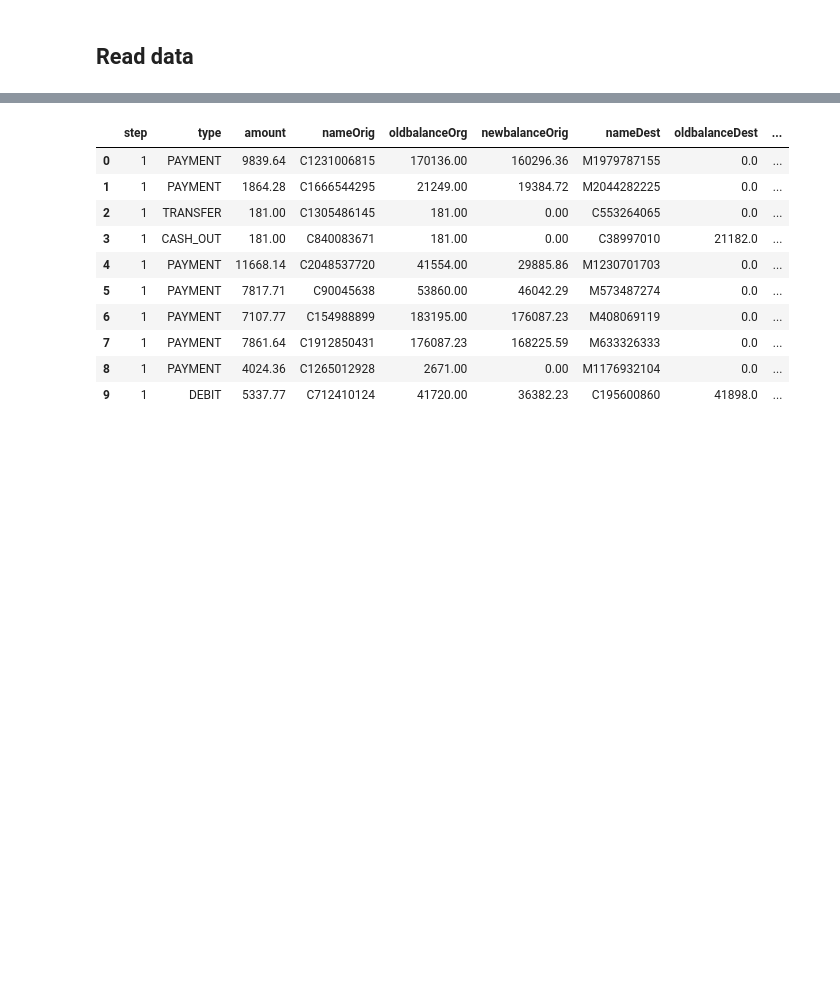
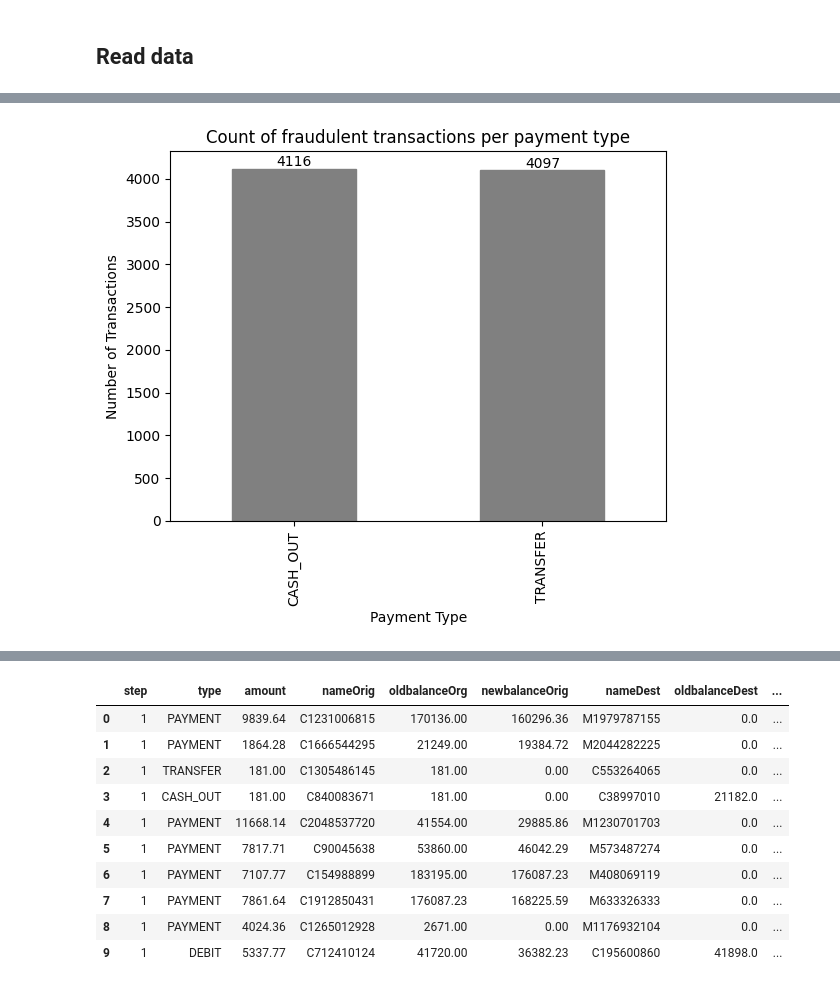
Before and after one commit to amiira-e/fyp, a Jupyter notebook: EDA.ipynb, the cells around one changed output, grey strips where cells are left out. Cells and saved outputs as stored; diff of their text form; code cells hidden in the pictures; blank space fills up the shorter version.

```diff
--- a/EDA.ipynb
+++ b/EDA.ipynb
@@ -13,0 +46,25 @@ df = pd.read_csv(r"C:\Users\23059\OneDrive\Desktop\Amiira\Y3S1\fyp\FraudDetectio
+# %%
+import matplotlib.pyplot as plt
+
+# filter the data to only include fraud transactions
+fraud_df = df[df['isFraud'] == 1]
+
+# group the fraud data by payment type and count the number of transactions in each group
+fraud_counts = fraud_df.groupby('type').size()
+
+# plot a bar chart to visualize the fraud counts by payment type
+ax = fraud_counts.plot(kind='bar', color='gray', edgecolor='gray')
+
+# set the chart title and axes labels
+plt.title('Count of fraudulent transactions per payment type')
+plt.xlabel('Payment Type')
+plt.ylabel('Number of Transactions')
+
+# display the count values over the top of each bar
+for i, v in enumerate(fraud_counts.values):
+    ax.text(i, v, str(v), ha='center', va='bottom')
+
+# display the chart
+plt.show()
+# %% [output]
+[figure, added]
```
Also changed, not shown: parts of 48 cells of this notebook, 25 other files.
